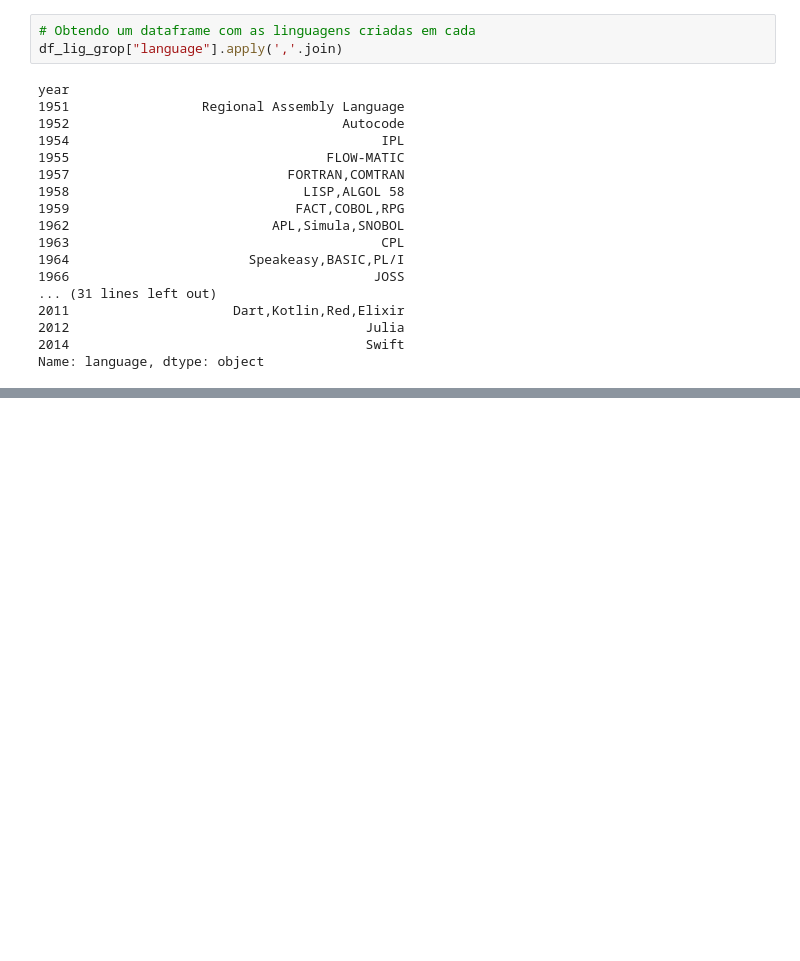
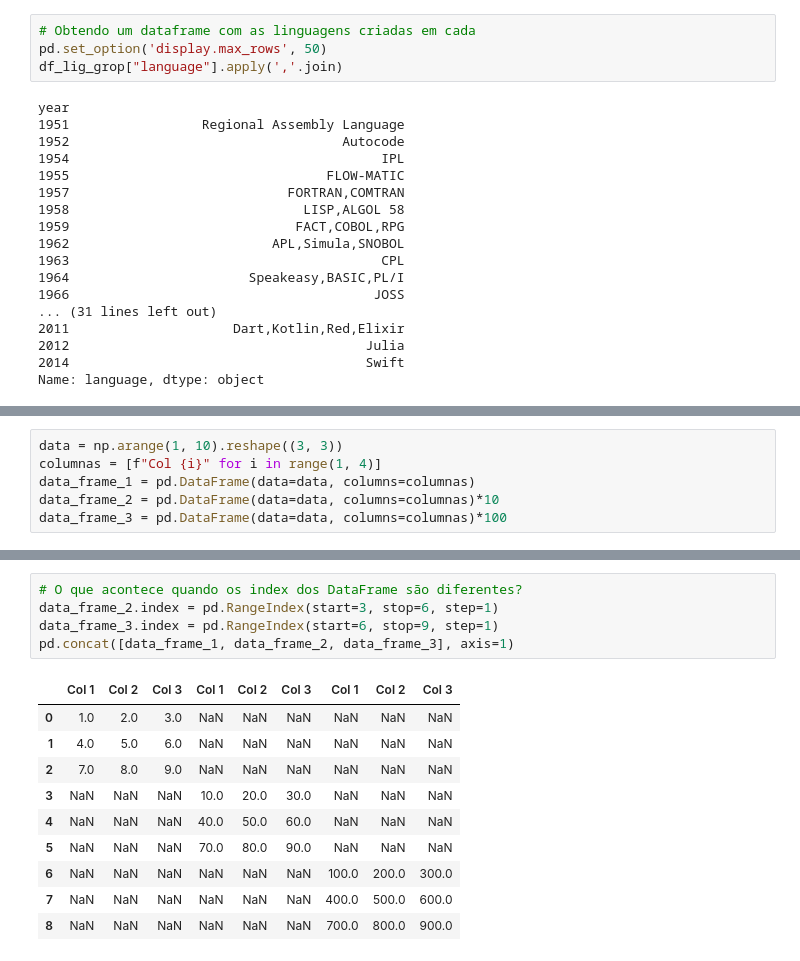
Before and after one commit to FernanMartinez/Curso_Python_Basico, a Jupyter notebook: Aula 12 Pandas/Aula 12. Pandas.ipynb, the cells around one changed output, grey strips where cells are left out. Cells and saved outputs as stored; diff of their text form; blank space fills up the shorter version.

```diff
--- a/Aula 12 Pandas/Aula 12. Pandas.ipynb
+++ b/Aula 12 Pandas/Aula 12. Pandas.ipynb
@@ -796,5 +854,6 @@ df_lig_grop = df_ling.groupby(by="year")
 # %%
 # Obtendo um dataframe com as linguagens criadas em cada
+pd.set_option('display.max_rows', 50)
 df_lig_grop["language"].apply(','.join)
 # %% [output]
 year
@@ -837,0 +907,6 @@ Name: language, dtype: int64
+# %%
+data = np.arange(1, 10).reshape((3, 3))
+columnas = [f"Col {i}" for i in range(1, 4)]
+data_frame_1 = pd.DataFrame(data=data, columns=columnas)
+data_frame_2 = pd.DataFrame(data=data, columns=columnas)*10
+data_frame_3 = pd.DataFrame(data=data, columns=columnas)*100
@@ -837,0 +984,16 @@ Name: language, dtype: int64
+# %%
+# O que acontece quando os index dos DataFrame são diferentes?
+data_frame_2.index = pd.RangeIndex(start=3, stop=6, step=1)
+data_frame_3.index = pd.RangeIndex(start=6, stop=9, step=1)
+pd.concat([data_frame_1, data_frame_2, data_frame_3], axis=1)
+# %% [output]
+|  | Col 1 | Col 2 | Col 3 | Col 1 | Col 2 | Col 3 | Col 1 | Col 2 | Col 3 |
+| 0 | 1.0 | 2.0 | 3.0 | NaN | NaN | NaN | NaN | NaN | NaN |
+| 1 | 4.0 | 5.0 | 6.0 | NaN | NaN | NaN | NaN | NaN | NaN |
+| 2 | 7.0 | 8.0 | 9.0 | NaN | NaN | NaN | NaN | NaN | NaN |
+| 3 | NaN | NaN | NaN | 10.0 | 20.0 | 30.0 | NaN | NaN | NaN |
+| 4 | NaN | NaN | NaN | 40.0 | 50.0 | 60.0 | NaN | NaN | NaN |
+| 5 | NaN | NaN | NaN | 70.0 | 80.0 | 90.0 | NaN | NaN | NaN |
+| 6 | NaN | NaN | NaN | NaN | NaN | NaN | 100.0 | 200.0 | 300.0 |
+| 7 | NaN | NaN | NaN | NaN | NaN | NaN | 400.0 | 500.0 | 600.0 |
+| 8 | NaN | NaN | NaN | NaN | NaN | NaN | 700.0 | 800.0 | 900.0 |
```
Also changed, not shown: parts of 103 cells of this notebook.
